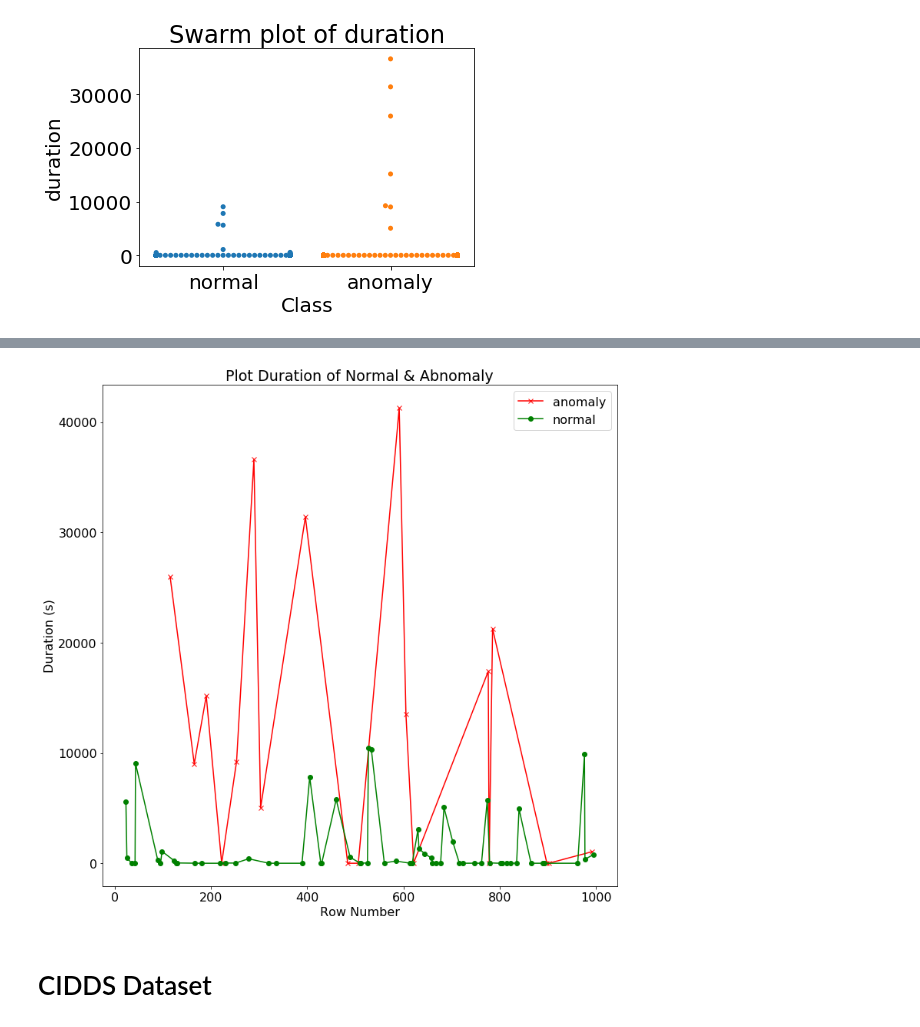
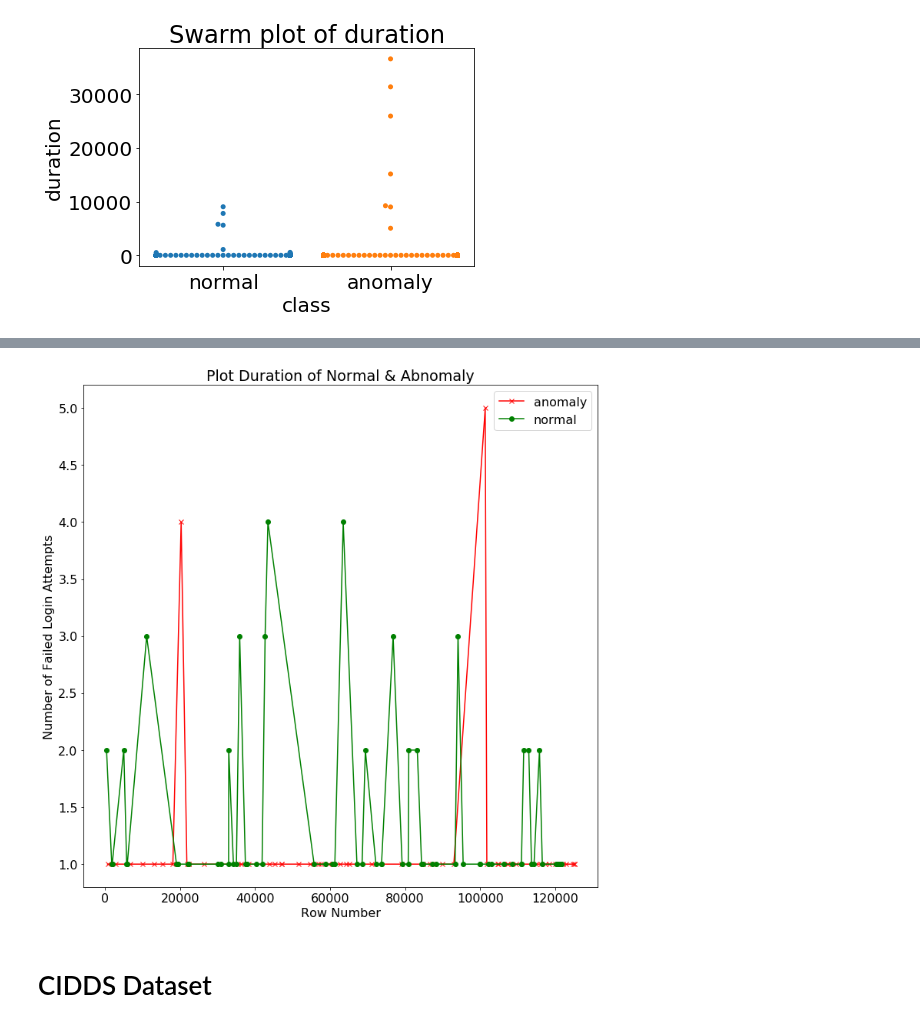
Before and after one commit to BaiKongQue/CSCI-191T_Security_Group, a Jupyter notebook: Security Group Project.ipynb, the cells around one changed output, grey strips where cells are left out. Cells and saved outputs as stored; diff of their text form; code cells hidden in the pictures.

Commit message:
Clean graph

```diff
--- a/Security Group Project.ipynb
+++ b/Security Group Project.ipynb
@@ -276,7 +288,7 @@ swarm_all(kddDF[['duration','Class']][:500], "Class", "Swarm plot of duration")
 # %%
-plot_all(kddDF[['duration','Class']][:1000], "Class", "Plot Duration of Normal & Abnomaly", yLabel = "Duration (s)")
+plot_all(kddDF[['num_failed_logins','class']], "class", "Plot Duration of Normal & Abnomaly", yLabel="Number of Failed Login Attempts")
 # %% [output]
-[figure, old version]
+[figure, new version]
 # %% [markdown]
 # CIDDS Dataset
 # %% [markdown]
```
Also changed, not shown: parts of 12 cells of this notebook.
